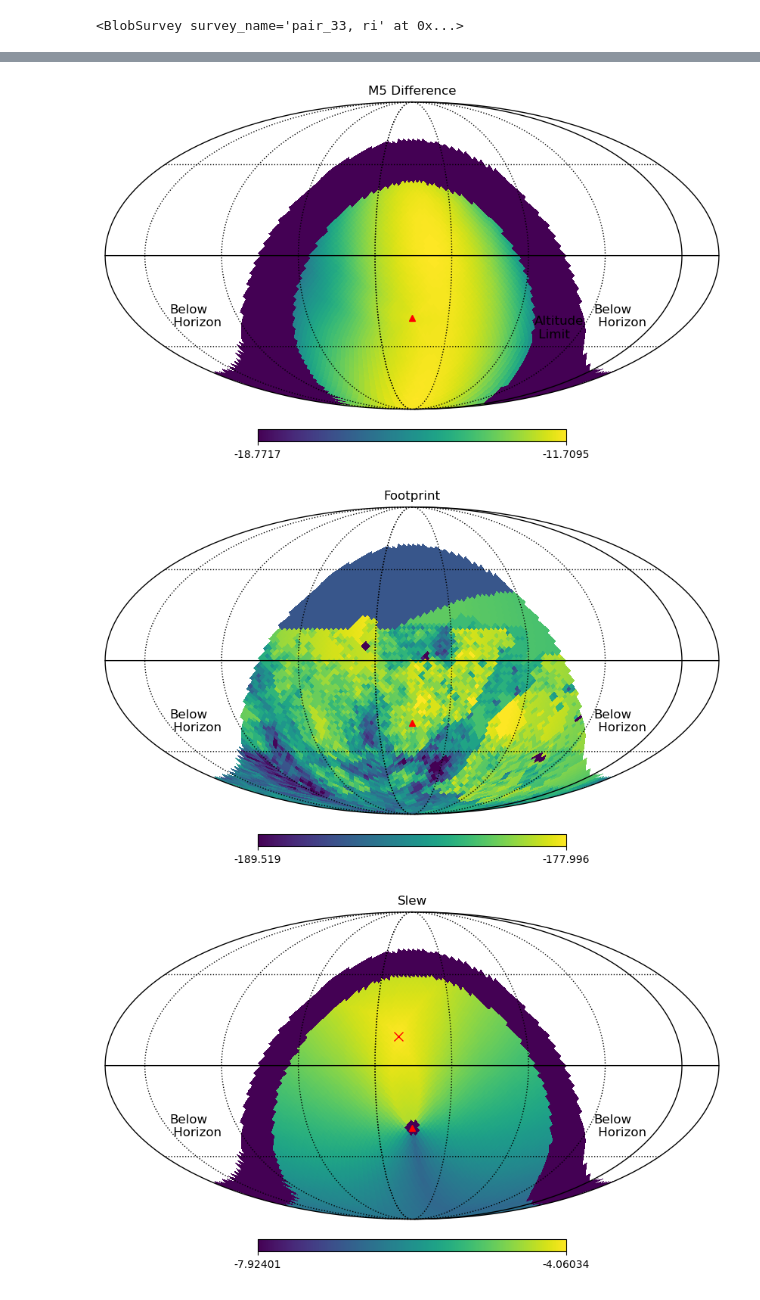
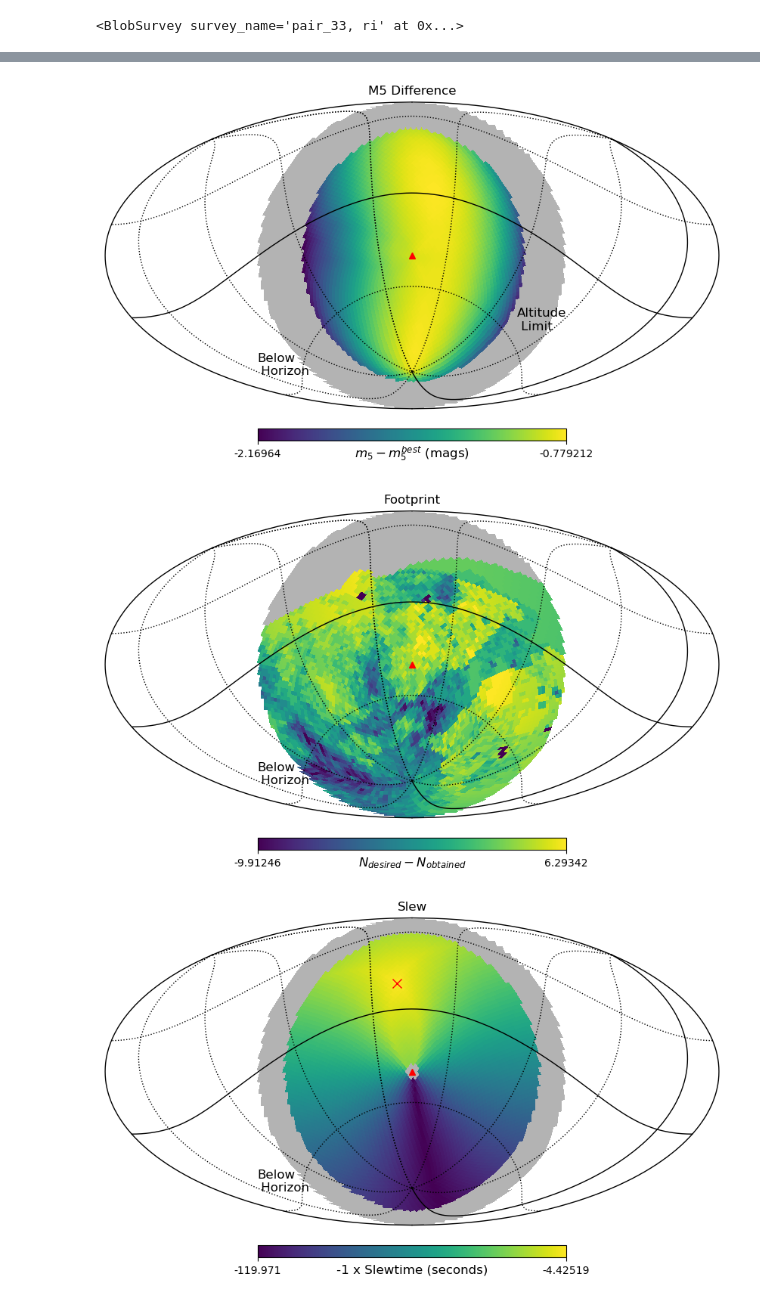
Before and after one commit to lsst-sims/smtn-020, a Jupyter notebook: notebooks/scheduler_example.ipynb, the cells around one changed output, grey strips where cells are left out. Cells and saved outputs as stored; diff of their text form; code cells hidden in the pictures.

Commit message:
plots to alt,az. Add units

```diff
--- a/notebooks/scheduler_example.ipynb
+++ b/notebooks/scheduler_example.ipynb
@@ -415,7 +441,7 @@ Using FBS DDF configuration script /Users/lynnej/lsst_repos/ts_config_scheduler/
 # Includes a step to write to disk and option to read back,
 # because re-running this notebook locally can be annoying to wait.
 
-refresh_visits = True
+refresh_visits = False
 
 if refresh_visits:
     initial_opsim = simulate_lsst.fetch_previous_visits(end_day_obs, tokenfile=tokenfile, site=site, fetch_with_tap=True)
@@ -667,14 +693,14 @@ Visualize DDF accessibility on 20260527
 observatory = copy.deepcopy(starting_observatory)
 scheduler = copy.deepcopy(starting_scheduler)
 # %%
-slew_scatter = lsst_support.SlewScatter()
-#slew_scatter = None
+#slew_scatter = lsst_support.SlewScatter()
+slew_scatter = None
 # %%
 # Run the simulation for some nights, from day_obs to day_obs + sim_nights.
 print("==================")
 print("Running simulation")
 print("==================")
-
+sim_duration = sim_nights
 
 observatory, scheduler, observations = sim_runner(
     observatory,
@@ -711,5 +737,5 @@ sched.update_conditions(conditions)
 
 lmst = Time(conditions.mjd, format='mjd', location=rn_dayobs.rubin_observer().location).sidereal_time("mean").deg
 print("conditions LMST", lmst)
-rot = (lmst, 0, 0)
+rot = (lmst, conditions.site.latitude, 0)
 # %% [output]
@@ -751,17 +777,27 @@ conditions.current_band = 'r'
 # %% [output]
 <BlobSurvey survey_name='pair_33, ri' at 0x...>
 # %%
+
+horizon = np.where(conditions.alt < 0, np.nan, 0)
+alpha = np.ones(conditions.alt.size)+2
+alpha[np.where(conditions.alt < 0)] = 0
+
+
 i = 0
 bf = s.basis_functions[i]
 print(bf.label())
-vals = bf(conditions)  * s.basis_weights[i]
-vals[np.isnan(vals)] = np.nanmean(vals) - abs(np.nanpercentile(vals, 2))
-horizon = np.where(conditions.alt < 0, np.nan, vals.min())
+vals = bf(conditions)  #* s.basis_weights[i]
+#vals[np.isnan(vals)] = np.nanmean(vals) - abs(np.nanpercentile(vals, 2))
+horizon = vals * 0
+horizon[np.where(conditions.alt < 0)] = np.nan
 
-hp.mollview(vals + horizon, rot=rot, cmap='viridis', title="M5 Difference", cbar=True, badcolor='white')
+alpha[np.isfinite(vals)] = 10
+
+hp.mollview(vals + horizon, rot=rot, cmap='viridis', title="M5 Difference", cbar=True, badcolor='none',
+           unit=r"$m_5 - m_5^{best}$ (mags)", alpha=alpha)
 hp.projplot(lmst, rn_dayobs.rubin_observer().latitude.deg, '^', markersize=6, color='red', lonlat=True)
-hp.projtext(lmst-85, rn_dayobs.rubin_observer().latitude.deg - 10, "Altitude\n Limit", fontsize='large', lonlat=True)
-hp.projtext(lmst-120, rn_dayobs.rubin_observer().latitude.deg - 4, "Below\n Horizon", fontsize='large', lonlat=True)
+hp.projtext(lmst-95, rn_dayobs.rubin_observer().latitude.deg - 10, "Altitude\n Limit", fontsize='large', lonlat=True)
+#hp.projtext(lmst-120, rn_dayobs.rubin_observer().latitude.deg - 4, "Below\n Horizon", fontsize='large', lonlat=True)
 hp.projtext(lmst+160, rn_dayobs.rubin_observer().latitude.deg - 4, "Below\n Horizon", fontsize='large', lonlat=True)
 hp.graticule(dpar=45)
 plt.savefig("m5diff.pdf")
@@ -769,15 +805,22 @@ plt.savefig("m5diff.pdf")
 i = 2
 bf = s.basis_functions[i]
 print(bf.label())
-vals = bf(conditions) * s.basis_weights[i]
-vals[np.isnan(vals)] = np.nanmean(vals) - abs(np.nanpercentile(vals, 2))
-horizon = np.where(conditions.alt < 0, np.nan, vals.min())
+vals = bf(conditions) #* s.basis_weights[i]
+#vals[np.isnan(vals)] = np.nanmean(vals) - abs(np.nanpercentile(vals, 2))
+horizon = vals * 0
+horizon[(np.where(conditions.alt < 0))] = np.nan
 vals = vals + horizon
 
-hp.mollview(vals, rot=rot, cmap='viridis', min=np.nanpercentile(vals, 0.5), max=np.nanpercentile(vals, 99.5), title="Footprint", cbar=True, badcolor='white')
+alpha = np.ones(conditions.alt.size) + 2
+alpha[np.where(conditions.alt < 0)] = 0
+alpha[np.isfinite(vals)] = 10
+
+hp.mollview(vals, rot=rot, cmap='viridis', min=np.nanpercentile(vals, 0.5), max=np.nanpercentile(vals, 99.5),
+            title="Footprint", cbar=True, badcolor='none',
+           unit=r"$N_{desired} - N_{obtained}$", alpha=alpha)
 hp.projplot(lmst, rn_dayobs.rubin_observer().latitude.deg, '^', markersize=6, color='red', lonlat=True)
 #hp.projtext(lmst-85, rn_dayobs.rubin_observer().latitude.deg - 10, "Altitude\n Limit", fontsize='large', lonlat=True)
-hp.projtext(lmst-120, rn_dayobs.rubin_observer().latitude.deg - 4, "Below\n Horizon", fontsize='large', lonlat=True)
+#hp.projtext(lmst-120, rn_dayobs.rubin_observer().latitude.deg - 4, "Below\n Horizon", fontsize='large', lonlat=True)
 hp.projtext(lmst+160, rn_dayobs.rubin_observer().latitude.deg - 4, "Below\n Horizon", fontsize='large', lonlat=True)
 hp.graticule(dpar=45)
 plt.savefig("footprint.pdf")
@@ -785,15 +828,22 @@ plt.savefig("footprint.pdf")
 i = 4
 bf = s.basis_functions[i]
 print(bf.label())
-vals = bf(conditions) * s.basis_weights[i]
-vals[np.isnan(vals)] = np.nanmean(vals) - abs(np.nanpercentile(vals, 2))
-horizon = np.where(conditions.alt < 0, np.nan, vals.min())
+vals = bf(conditions) * bf.maxtime #* s.basis_weights[i]
+#vals[np.isnan(vals)] = np.nanmean(vals) #- abs(np.nanpercentile(vals, 2))
+horizon = vals * 0
+horizon[(np.where(conditions.alt < 0))] = np.nan
 vals = vals + horizon
 
-hp.mollview(vals, rot=rot, cmap='viridis', title="Slew", cbar=True, badcolor='white')
+alpha = np.ones(conditions.alt.size) + 2
+alpha[np.where(conditions.alt < 0)] = 0
+alpha[np.isfinite(vals)] = 10
+
+
+hp.mollview(vals, rot=rot, cmap='viridis', title="Slew", cbar=True, badcolor='none',
+           unit="-1 x Slewtime (seconds)", alpha=alpha)
 hp.projplot(lmst, rn_dayobs.rubin_observer().latitude.deg, '^', markersize=6, color='red', lonlat=True)
 #hp.projtext(lmst-85, rn_dayobs.rubin_observer().latitude.deg - 10, "Altitude\n Limit", fontsize='large', lonlat=True)
-hp.projtext(lmst-120, rn_dayobs.rubin_observer().latitude.deg - 4, "Below\n Horizon", fontsize='large', lonlat=True)
+#hp.projtext(lmst-120, rn_dayobs.rubin_observer().latitude.deg - 4, "Below\n Horizon", fontsize='large', lonlat=True)
 hp.projtext(lmst+160, rn_dayobs.rubin_observer().latitude.deg - 4, "Below\n Horizon", fontsize='large', lonlat=True)
 hp.projplot(np.degrees(conditions.tel_ra), np.degrees(conditions.tel_dec), 'x', markersize=8, color='red', lonlat=True)
 hp.graticule(dpar=45)
@@ -805,6 +855,6 @@ Slewtime r @25313805648
-[figure, old version]
+[figure, new version]
-[figure, old version]
+[figure, new version]
-[figure, old version]
+[figure, new version]
 # %%
 # Make a combo plot
 s = copy.deepcopy(sched.survey_lists[5][3])
```
Also changed, not shown: parts of 20 cells of this notebook, 8 other files.
